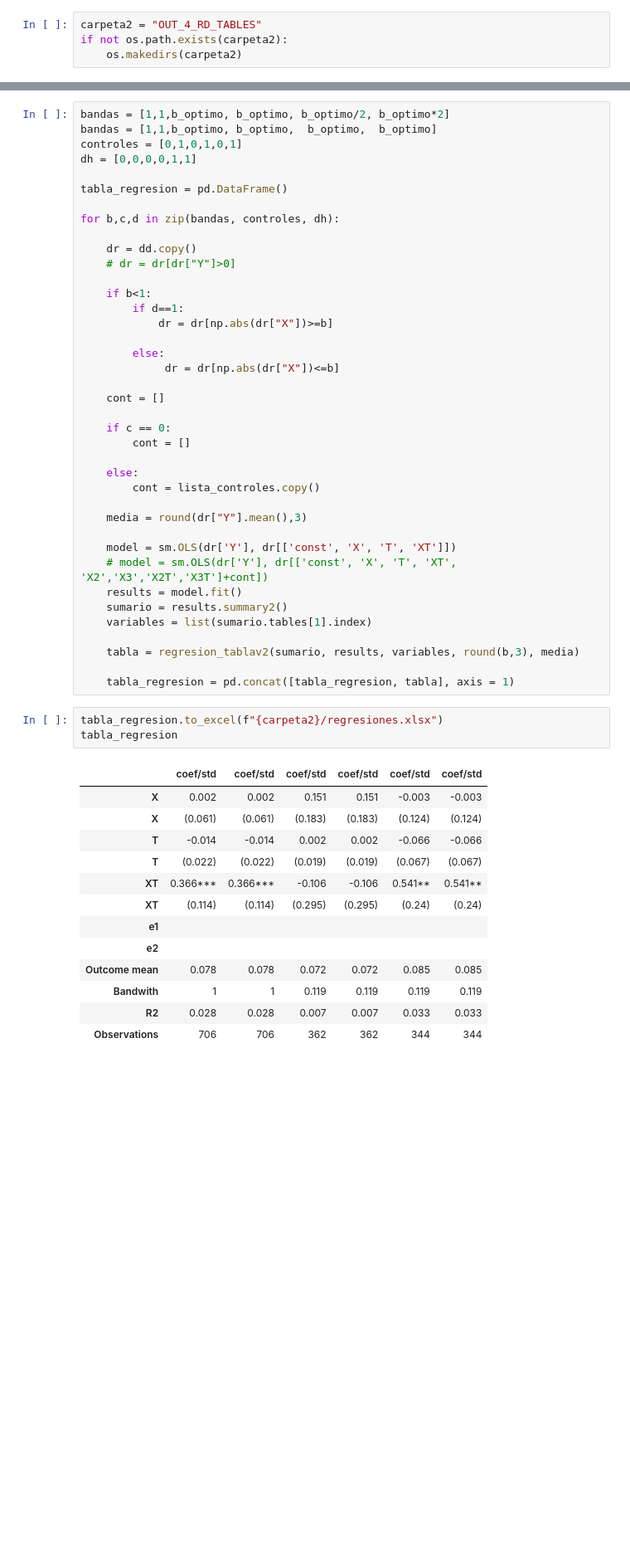
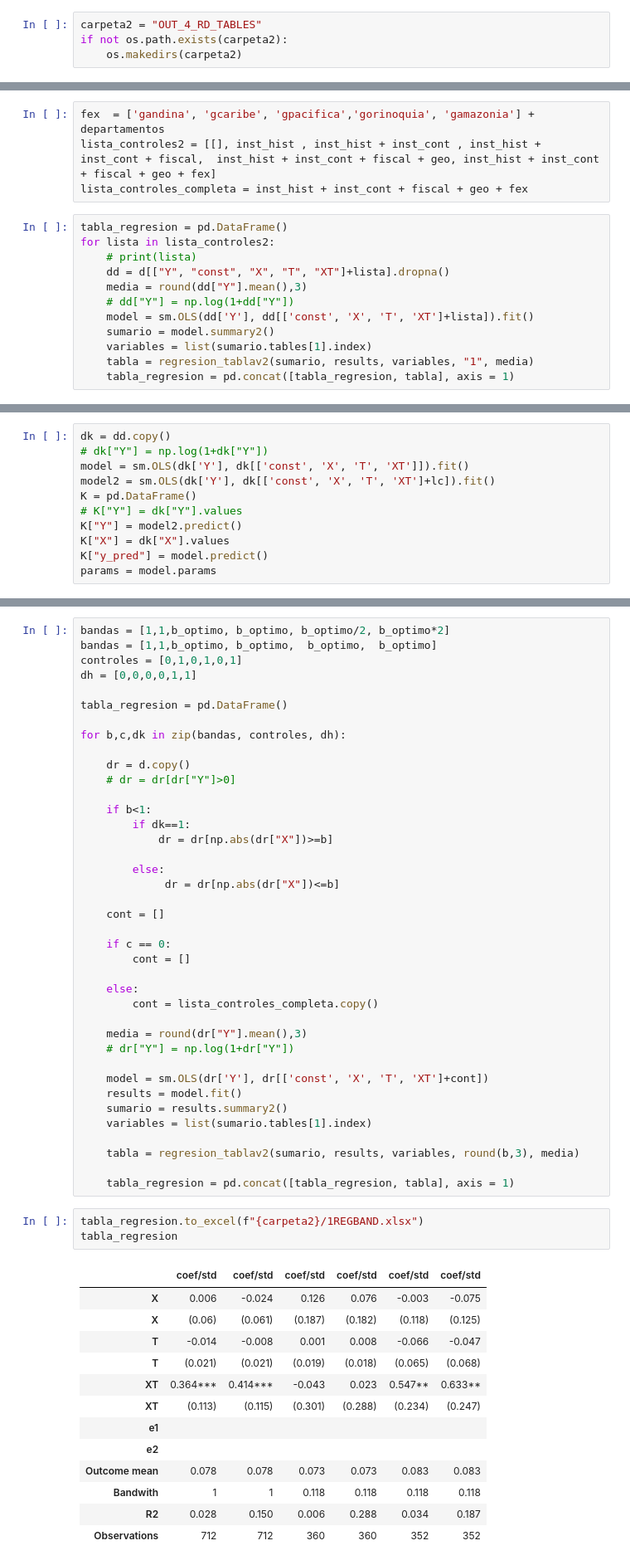
Before and after one commit to jguerrae/ColombianMunicipalDebt, a Jupyter notebook: 1_ESTIMACIONES_v2.ipynb, the cells around one changed output, grey strips where cells are left out. Shown at 83% size. Cells and saved outputs as stored; diff of their text form; blank space fills up the shorter version.

```diff
--- a/1_ESTIMACIONES_v2.ipynb
+++ b/1_ESTIMACIONES_v2.ipynb
@@ -520,0 +435,16 @@ def regresion_tablav2(sumario, results, variables, bandwidth, media_dependiente)
+# %%
+fex  = ['gandina', 'gcaribe', 'gpacifica','gorinoquia', 'gamazonia'] + departamentos
+lista_controles2 = [[], inst_hist , inst_hist + inst_cont , inst_hist + inst_cont + fiscal,  inst_hist + inst_cont + fiscal + geo, inst_hist + inst_cont + fiscal + geo + fex]
+lista_controles_completa = inst_hist + inst_cont + fiscal + geo + fex
+# %%
+tabla_regresion = pd.DataFrame()
+for lista in lista_controles2:
+    # print(lista)
+    dd = d[["Y", "const", "X", "T", "XT"]+lista].dropna()
+    media = round(dd["Y"].mean(),3)
+    # dd["Y"] = np.log(1+dd["Y"])
+    model = sm.OLS(dd['Y'], dd[['const', 'X', 'T', 'XT']+lista]).fit()
+    sumario = model.summary2()
+    variables = list(sumario.tables[1].index)
+    tabla = regresion_tablav2(sumario, results, variables, "1", media)
+    tabla_regresion = pd.concat([tabla_regresion, tabla], axis = 1)
@@ -520,0 +470,11 @@ def regresion_tablav2(sumario, results, variables, bandwidth, media_dependiente)
+# %%
+dk = dd.copy()
+# dk["Y"] = np.log(1+dk["Y"])
+model = sm.OLS(dk['Y'], dk[['const', 'X', 'T', 'XT']]).fit()
+model2 = sm.OLS(dk['Y'], dk[['const', 'X', 'T', 'XT']+lc]).fit()
+K = pd.DataFrame()
+# K["Y"] = dk["Y"].values
+K["Y"] = model2.predict()
+K["X"] = dk["X"].values
+K["y_pred"] = model.predict()
+params = model.params
@@ -526,13 +527,13 @@ dh = [0,0,0,0,1,1]
 
 tabla_regresion = pd.DataFrame()
 
-for b,c,d in zip(bandas, controles, dh):
+for b,c,dk in zip(bandas, controles, dh):
 
-    dr = dd.copy()
+    dr = d.copy()
     # dr = dr[dr["Y"]>0]
 
     if b<1:
-        if d==1:
+        if dk==1:
             dr = dr[np.abs(dr["X"])>=b]
 
         else:
@@ -544,12 +545,12 @@ for b,c,d in zip(bandas, controles, dh):
         cont = []
 
     else:
-        cont = lista_controles.copy()
+        cont = lista_controles_completa.copy()
 
     media = round(dr["Y"].mean(),3)
+    # dr["Y"] = np.log(1+dr["Y"])
 
-    model = sm.OLS(dr['Y'], dr[['const', 'X', 'T', 'XT']])
-    # model = sm.OLS(dr['Y'], dr[['const', 'X', 'T', 'XT', 'X2','X3','X2T','X3T']+cont])
+    model = sm.OLS(dr['Y'], dr[['const', 'X', 'T', 'XT']+cont])
     results = model.fit()
     sumario = results.summary2()
     variables = list(sumario.tables[1].index)
@@ -558,19 +559,19 @@ for b,c,d in zip(bandas, controles, dh):
 
     tabla_regresion = pd.concat([tabla_regresion, tabla], axis = 1)
 # %%
-tabla_regresion.to_excel(f"{carpeta2}/regresiones.xlsx")
+tabla_regresion.to_excel(f"{carpeta2}/1REGBAND.xlsx")
 tabla_regresion
 # %% [output]
 |  | coef/std | coef/std | coef/std | coef/std | coef/std | coef/std |
-| X | 0.002 | 0.002 | 0.151 | 0.151 | -0.003 | -0.003 |
-| X | (0.061) | (0.061) | (0.183) | (0.183) | (0.124) | (0.124) |
-| T | -0.014 | -0.014 | 0.002 | 0.002 | -0.066 | -0.066 |
-| T | (0.022) | (0.022) | (0.019) | (0.019) | (0.067) | (0.067) |
-| XT | 0.366*** | 0.366*** | -0.106 | -0.106 | 0.541** | 0.541** |
-| XT | (0.114) | (0.114) | (0.295) | (0.295) | (0.24) | (0.24) |
+| X | 0.006 | -0.024 | 0.126 | 0.076 | -0.003 | -0.075 |
+| X | (0.06) | (0.061) | (0.187) | (0.182) | (0.118) | (0.125) |
+| T | -0.014 | -0.008 | 0.001 | 0.008 | -0.066 | -0.047 |
+| T | (0.021) | (0.021) | (0.019) | (0.018) | (0.065) | (0.068) |
+| XT | 0.364*** | 0.414*** | -0.043 | 0.023 | 0.547** | 0.633** |
+| XT | (0.113) | (0.115) | (0.301) | (0.288) | (0.234) | (0.247) |
 | e1 |  |  |  |  |  |  |
 | e2 |  |  |  |  |  |  |
-| Outcome mean | 0.078 | 0.078 | 0.072 | 0.072 | 0.085 | 0.085 |
-| Bandwith | 1 | 1 | 0.119 | 0.119 | 0.119 | 0.119 |
-| R2 | 0.028 | 0.028 | 0.007 | 0.007 | 0.033 | 0.033 |
-| Observations | 706 | 706 | 362 | 362 | 344 | 344 |
+| Outcome mean | 0.078 | 0.078 | 0.073 | 0.073 | 0.083 | 0.083 |
+| Bandwith | 1 | 1 | 0.118 | 0.118 | 0.118 | 0.118 |
+| R2 | 0.028 | 0.150 | 0.006 | 0.288 | 0.034 | 0.187 |
+| Observations | 712 | 712 | 360 | 360 | 352 | 352 |
```
Also changed, not shown: parts of 56 cells of this notebook, 6 other files.
